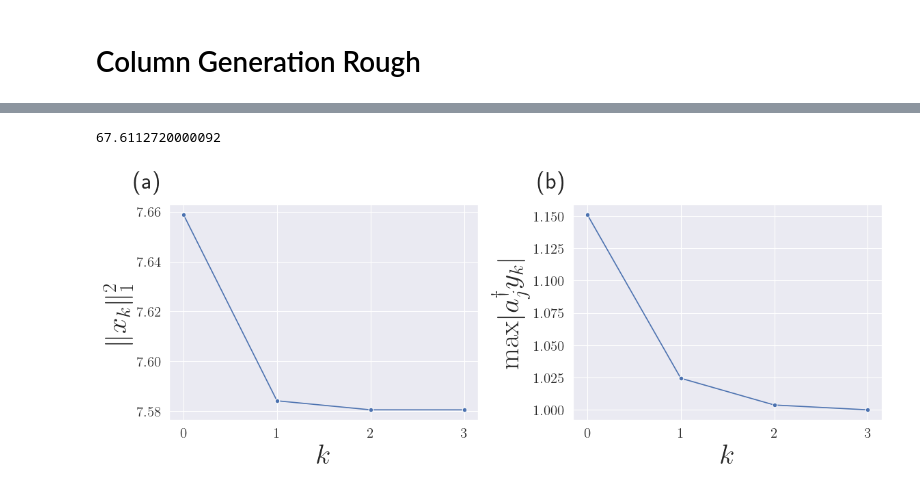
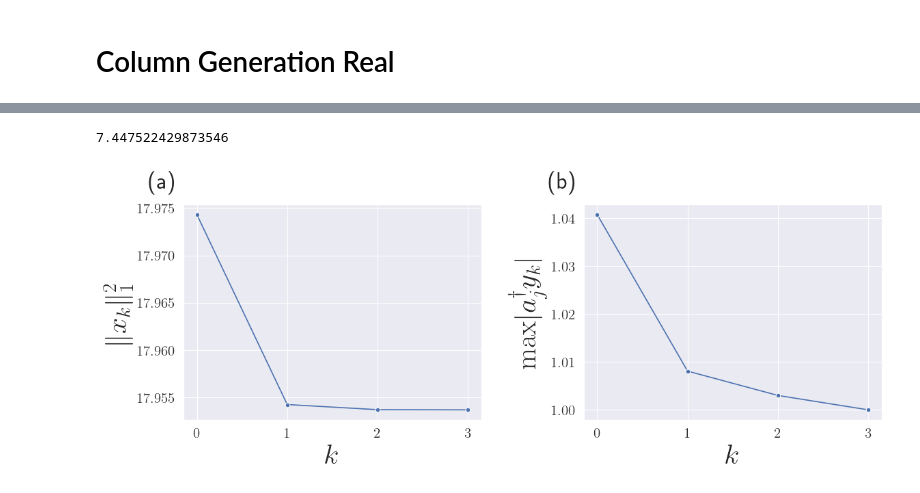
Before and after one commit to quantum-programming/stabilizer_extent, a Jupyter notebook: notebooks/column_generation_real.ipynb, the cells around one changed output, grey strips where cells are left out. Drawn from its saved outputs; the diff is of its cells as text; code cells hidden in the pictures.

Commit message:
update images

```diff
--- a/notebooks/column_generation_real.ipynb
+++ b/notebooks/column_generation_real.ipynb
@@ -1,5 +1,5 @@
 # %% [markdown]
-# Column Generation Rough
+# Column Generation Real
 # %%
 import matplotlib.pyplot as plt
 import numpy as np
@@ -93,10 +93,13 @@ start: calculate dots
 OPTIMAL!
 stabilizer_extent=17.953697845536915 t1-t0=26811.080747544765
 # %%
+kind = "real"
+n = 10
+
 with open(f"../data/CG_real/{kind}_{n}_time.txt") as f:
-    print(f"{f.read()}")
+    print(f"{float(f.read())/3600}")
 
 visualize_CG(n, "real")
 # %% [output]
-67.6112720000092
+7.447522429873546
-[figure, old version]
+[figure, new version]
```
Also changed, not shown: 3 other files.
